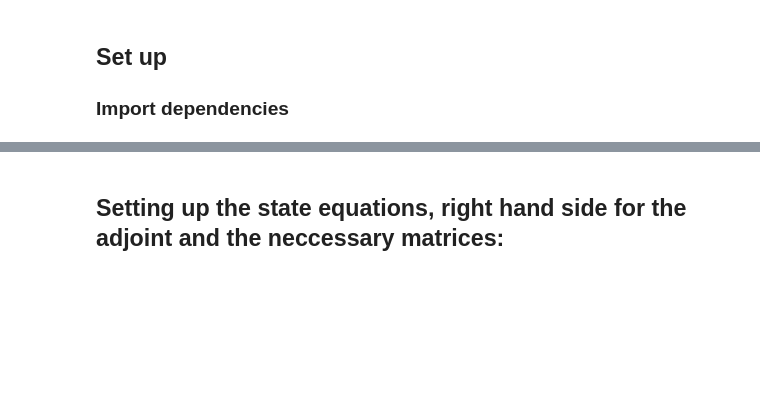
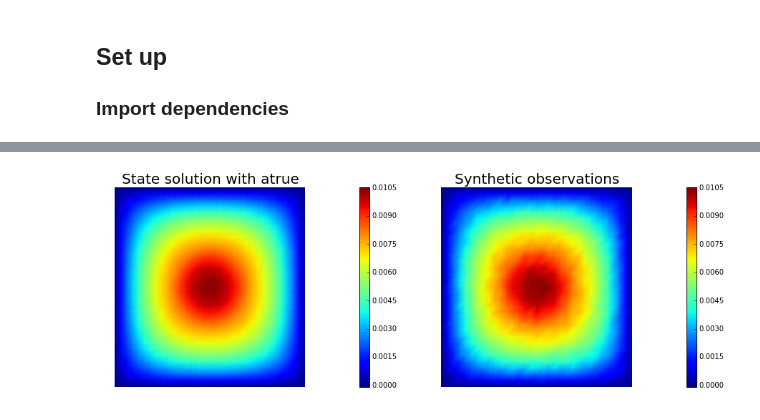
Before and after one commit to bcrestel/localhippylib, a Jupyter notebook: notebooks/PoissonDeterministic-SD.ipynb, the cells around one changed output, grey strips where cells are left out. Drawn from its saved outputs; the diff is of its cells as text; code cells hidden in the pictures; blank space fills up the shorter version.

```diff
--- a/notebooks/PoissonDeterministic-SD.ipynb
+++ b/notebooks/PoissonDeterministic-SD.ipynb
@@ -108 +150,8 @@ np.random.seed(seed=1)
+# %%
+# set up dirichlet boundary conditions
+def boundary(x,on_boundary):
+    return on_boundary
+
+bc_state = DirichletBC(Vu, u0, boundary)
+bc_adj = DirichletBC(Vu, Constant(0.), boundary)
 # %% [markdown]
@@ -180,29 +193,32 @@ bc2 = DirichletBC(V2, u0, u0_boundary)
 # %%
+# noise level
+noise_level = 0.01
+
 # weak form for setting up the synthetic observations
 a_goal = inner( atrue * nabla_grad(u_trial), nabla_grad(u_test)) * dx
 L_goal = f * u_test * dx
 
 # solve the forward/state problem to generate synthetic observations
-goal_A, goal_b = assemble_system(a_goal, L_goal, bc2)
+goal_A, goal_b = assemble_system(a_goal, L_goal, bc_state)
 
-utrue = Function(V2)
+utrue = Function(Vu)
 solve(goal_A, utrue.vector(), goal_b)
 
-ud = Function(V2)
+ud = Function(Vu)
 ud.assign(utrue)
 
 # perturb state solution and create synthetic measurements ud
 # ud = u + ||u||/SNR * random.normal
 MAX = ud.vector().norm("linf")
 noise = Vector()
 goal_A.init_vector(noise,1)
 noise.set_local( noise_level * MAX * np.random.normal(0, 1, len(ud.vector().array())) )
-bc2.apply(noise)
+bc_adj.apply(noise)
 
 ud.vector().axpy(1., noise)
 
 # plot
 nb.multi1_plot([utrue, ud], ["State solution with atrue", "Synthetic observations"])
 plt.show()
+# %% [output]
+[figure, added]
-# %% [markdown]
-## Setting up the state equations, right hand side for the adjoint and the neccessary matrices:
```
Also changed, not shown: parts of 17 cells of this notebook.
